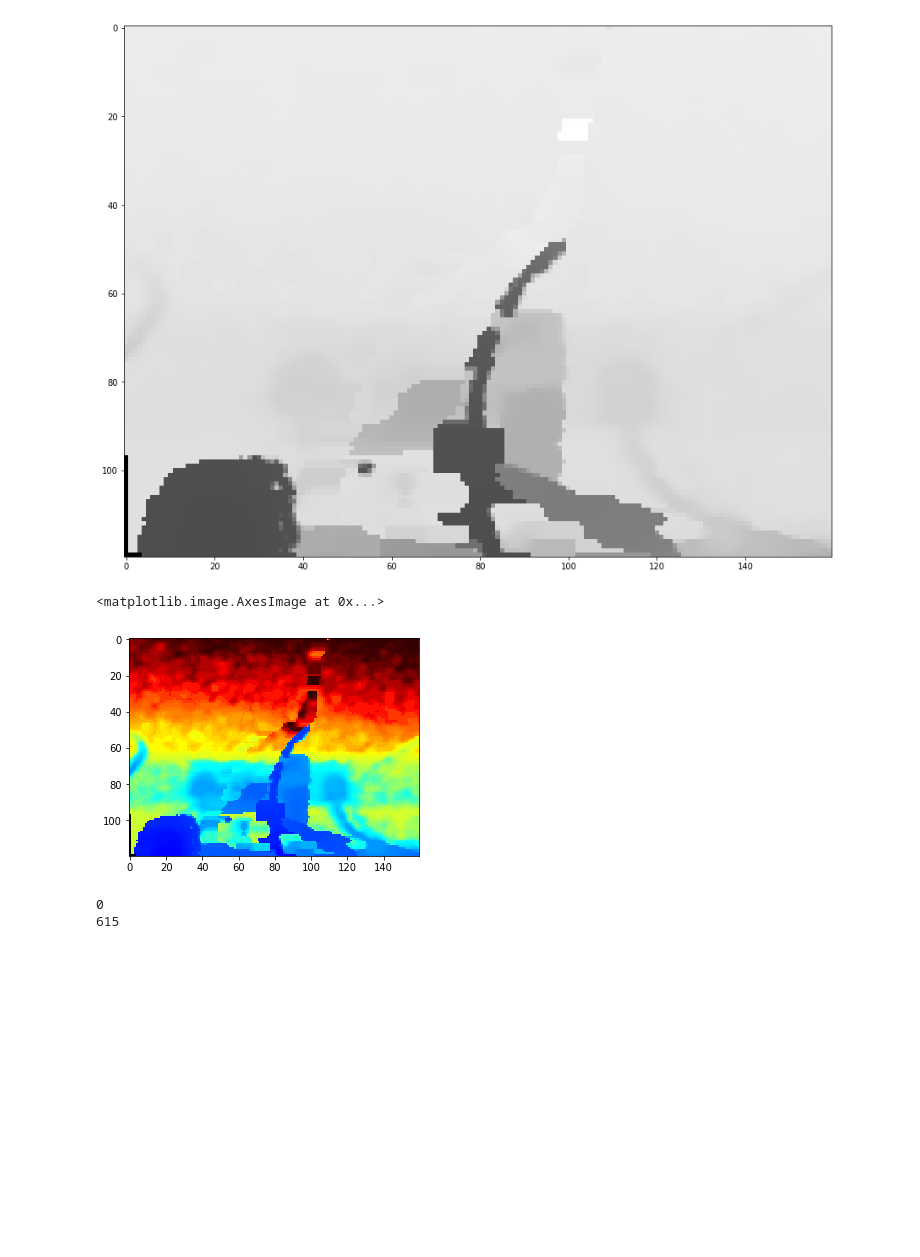
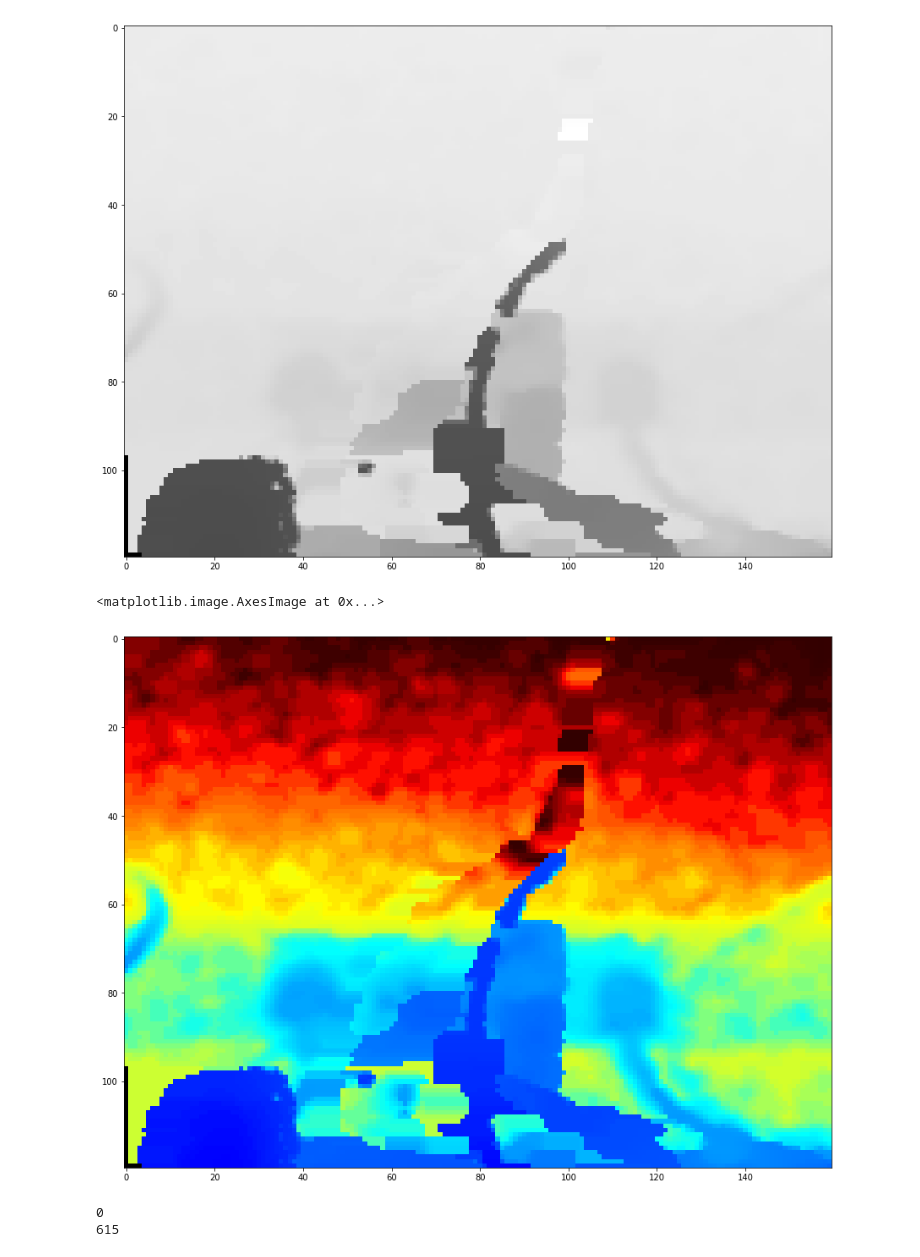
Before and after one commit to ongchinkiat/realsense-d435, a Jupyter notebook: d435-filtering.ipynb, the cells around one changed output. Cells and saved outputs as stored; diff of their text form; code cells hidden in the pictures; blank space fills up the shorter version.

```diff
--- a/d435-filtering.ipynb
+++ b/d435-filtering.ipynb
@@ -107,11 +107,12 @@ plt.imshow(depth_image, cmap='gray')
 plt.show()
 # %% [output]
 [figure]
-# %%
-plt.imshow(colorized_depth)
-# %% [output]
-<matplotlib.image.AxesImage at 0x...>
-[figure, removed]
+# %%
+fig = plt.figure(figsize=(15, 15))
+plt.imshow(colorized_depth)
+# %% [output]
+<matplotlib.image.AxesImage at 0x...>
+[figure, added]
 # %%
 
 # distance in m
```
